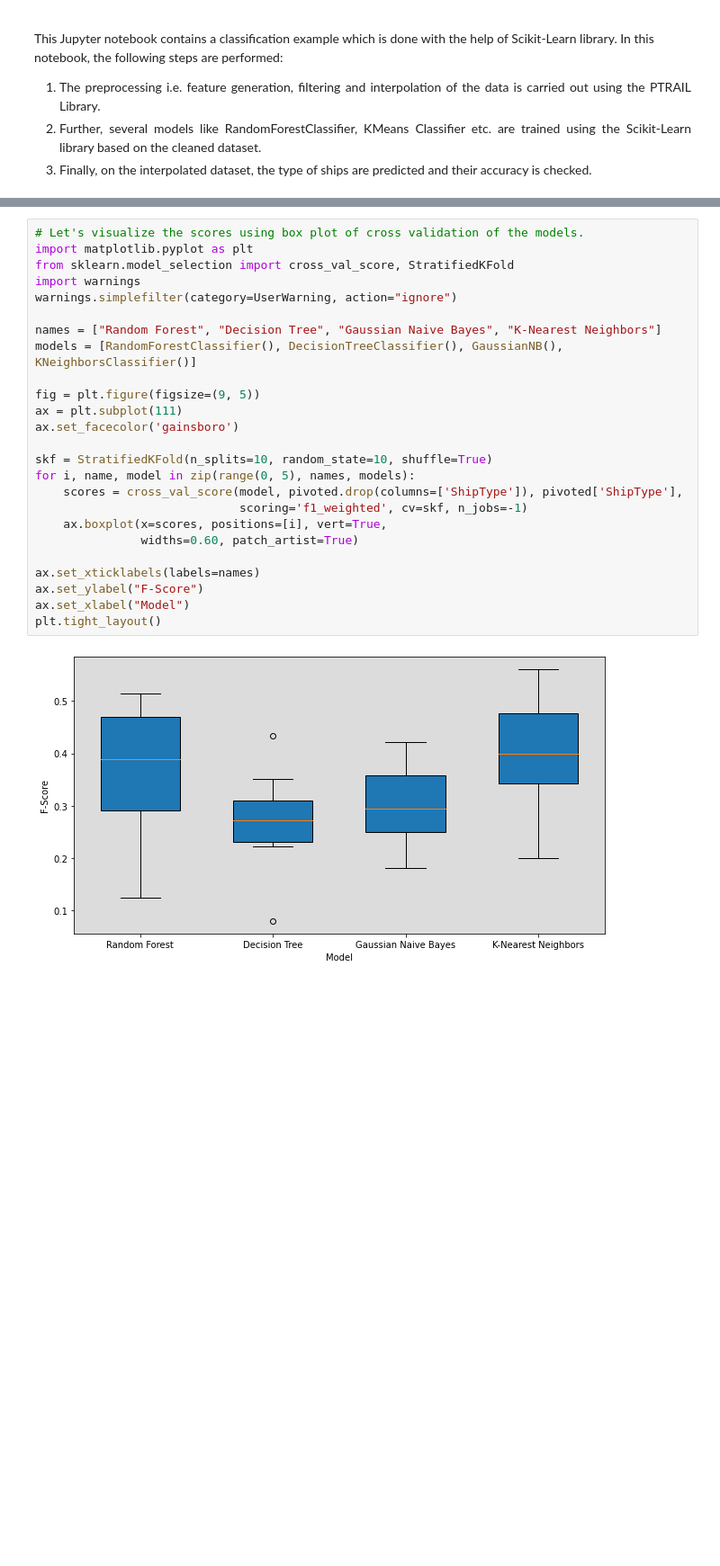
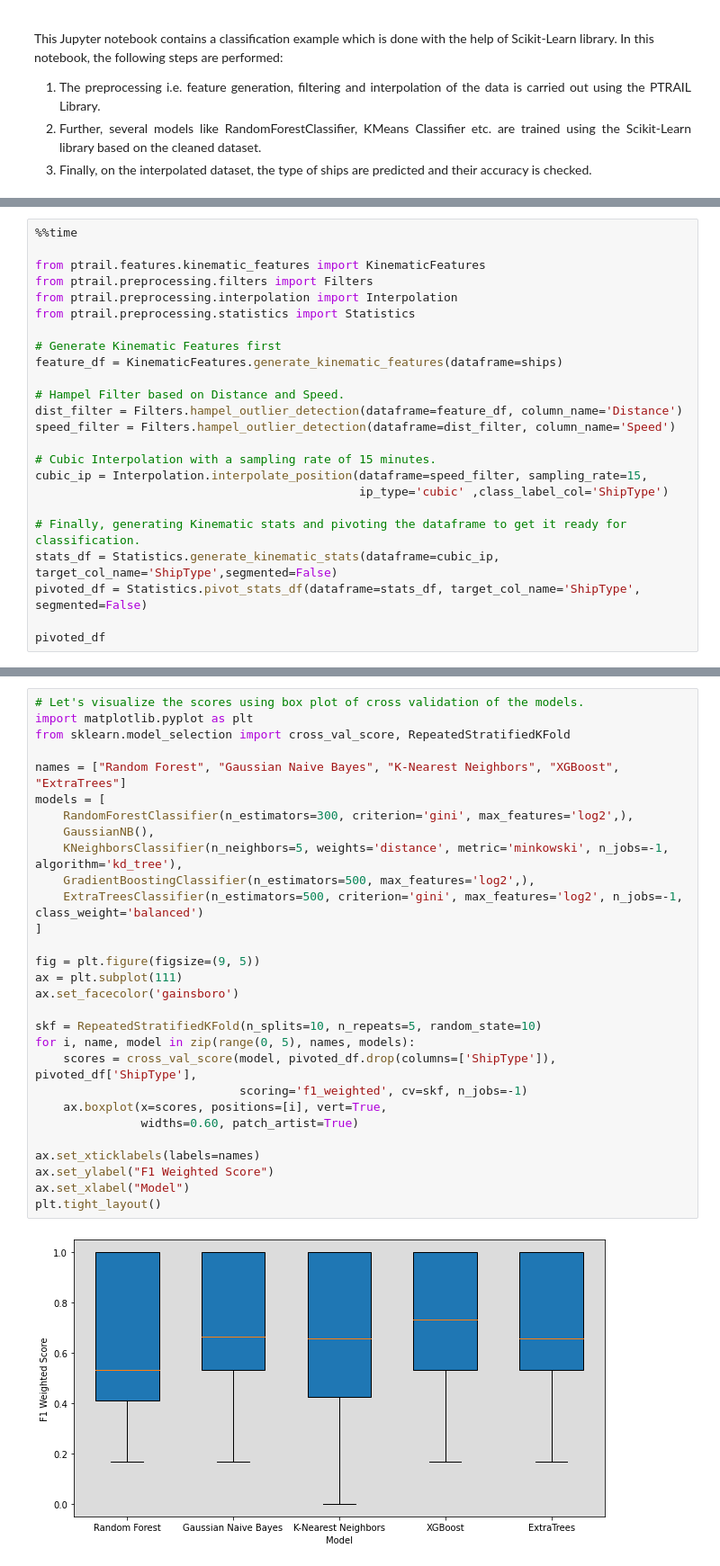
Before and after one commit to YakshHaranwala/PTRAIL, a Jupyter notebook: examples/Jupyter Notebooks/9.2 Ship Type Prediction.ipynb, the cells around one changed output, grey strips where cells are left out. Shown at 90% size. Saved outputs shown, nothing was run; the diff lists cells and outputs as text; blank space fills up the shorter version.

Commit message:
Modified the ship type prediction notebook as per Dr. Soares' guidelines. Also modified the stats module to avoid column duplications.

```diff
--- a/examples/Jupyter Notebooks/9.2 Ship Type Prediction.ipynb
+++ b/examples/Jupyter Notebooks/9.2 Ship Type Prediction.ipynb
@@ -244,0 +64,24 @@ pivoted
+# %%
+%%time
+
+from ptrail.features.kinematic_features import KinematicFeatures
+from ptrail.preprocessing.filters import Filters
+from ptrail.preprocessing.interpolation import Interpolation
+from ptrail.preprocessing.statistics import Statistics
+
+# Generate Kinematic Features first
+feature_df = KinematicFeatures.generate_kinematic_features(dataframe=ships)
+
+# Hampel Filter based on Distance and Speed.
+dist_filter = Filters.hampel_outlier_detection(dataframe=feature_df, column_name='Distance')
+speed_filter = Filters.hampel_outlier_detection(dataframe=dist_filter, column_name='Speed')
+
+# Cubic Interpolation with a sampling rate of 15 minutes.
+cubic_ip = Interpolation.interpolate_position(dataframe=speed_filter, sampling_rate=15,
+                                              ip_type='cubic' ,class_label_col='ShipType')
+
+# Finally, generating Kinematic stats and pivoting the dataframe to get it ready for classification.
+stats_df = Statistics.generate_kinematic_stats(dataframe=cubic_ip, target_col_name='ShipType',segmented=False)
+pivoted_df = Statistics.pivot_stats_df(dataframe=stats_df, target_col_name='ShipType', segmented=False)
+
+pivoted_df
@@ -367,27 +122,31 @@ The f1_score of KNN testing is: 47.51%
 # %%
 # Let's visualize the scores using box plot of cross validation of the models.
 import matplotlib.pyplot as plt
-from sklearn.model_selection import cross_val_score, StratifiedKFold
-import warnings
-warnings.simplefilter(category=UserWarning, action="ignore")
+from sklearn.model_selection import cross_val_score, RepeatedStratifiedKFold
 
-names = ["Random Forest", "Decision Tree", "Gaussian Naive Bayes", "K-Nearest Neighbors"]
-models = [RandomForestClassifier(), DecisionTreeClassifier(), GaussianNB(), KNeighborsClassifier()]
+names = ["Random Forest", "Gaussian Naive Bayes", "K-Nearest Neighbors", "XGBoost", "ExtraTrees"]
+models = [
+    RandomForestClassifier(n_estimators=300, criterion='gini', max_features='log2',),
+    GaussianNB(),
+    KNeighborsClassifier(n_neighbors=5, weights='distance', metric='minkowski', n_jobs=-1, algorithm='kd_tree'),
+    GradientBoostingClassifier(n_estimators=500, max_features='log2',),
+    ExtraTreesClassifier(n_estimators=500, criterion='gini', max_features='log2', n_jobs=-1, class_weight='balanced')
+]
 
 fig = plt.figure(figsize=(9, 5))
 ax = plt.subplot(111)
 ax.set_facecolor('gainsboro')
 
-skf = StratifiedKFold(n_splits=10, random_state=10, shuffle=True)
+skf = RepeatedStratifiedKFold(n_splits=10, n_repeats=5, random_state=10)
 for i, name, model in zip(range(0, 5), names, models):
-    scores = cross_val_score(model, pivoted.drop(columns=['ShipType']), pivoted['ShipType'],
+    scores = cross_val_score(model, pivoted_df.drop(columns=['ShipType']), pivoted_df['ShipType'],
                              scoring='f1_weighted', cv=skf, n_jobs=-1)
     ax.boxplot(x=scores, positions=[i], vert=True,
                widths=0.60, patch_artist=True)
 
 ax.set_xticklabels(labels=names)
-ax.set_ylabel("F-Score")
+ax.set_ylabel("F1 Weighted Score")
 ax.set_xlabel("Model")
 plt.tight_layout()
 # %% [output]
-[figure, old version]
+[figure, new version]
```
Also changed, not shown: parts of 13 cells of this notebook, 2 other files.
